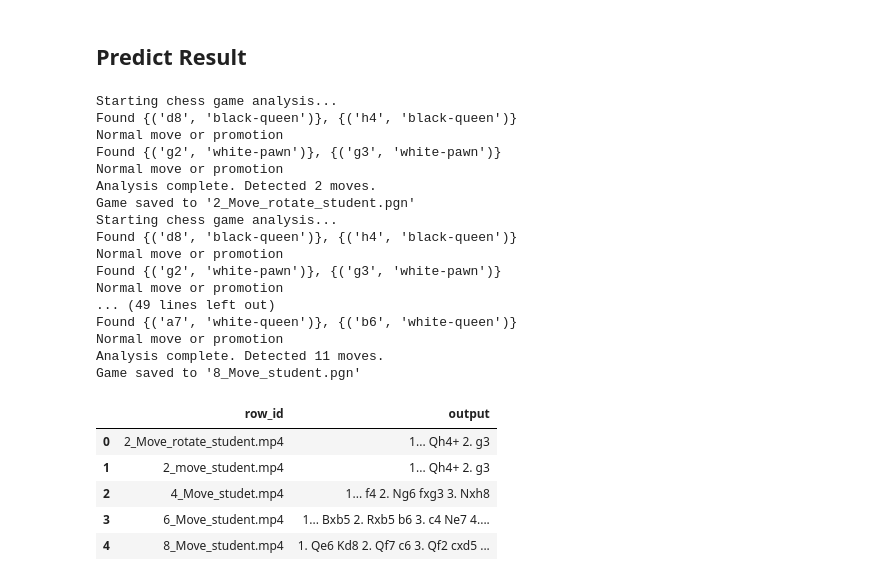
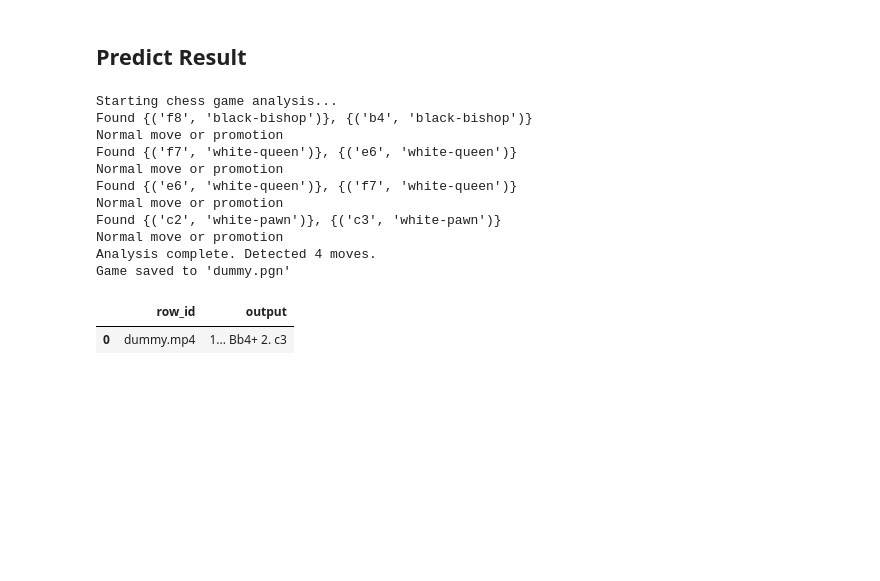
Before and after one commit to ThanatWongsamut/intro-dig-img-2024, a Jupyter notebook: v8-7.ipynb, the cells around one changed output. Saved outputs shown, nothing was run; the diff lists cells and outputs as text; code cells hidden in the pictures; blank space fills up the shorter version.

```diff
--- a/v8-7.ipynb
+++ b/v8-7.ipynb
@@ -42,6 +42,8 @@ class ChessMove:
     is_capture: bool
     is_check: bool
     is_checkmate: bool
+    is_oo: bool
+    is_ooo: bool
 # %% [markdown]
 ## Chess Vision System
 
@@ -1040,44 +1085,34 @@ def export_move_to_csv(moves: Dict[str, str], filename: str):
 
   return df  # Return DataFrame for potential further use
 # %%
-MODEL_PATH = './yolo_model/weights/best.pt'
+MODEL_PATH = './yolo_model/weights/best_yotta.pt'
 
 VIDEO_NAMES = ["2_Move_rotate_student", "2_move_student", "4_Move_studet", "6_Move_student", "8_Move_student"]
-# VIDEO_NAMES = ["8_Move_student-Trim"]
+VIDEO_NAMES = ["(Bonus)Long_Video_label"]
 
 results = {}
 
 for video_name in VIDEO_NAMES:
   VIDEO_PATH = f'./data/test_videos/{video_name}.mp4'
   OUTPUT_PATH = f'{video_name}.pgn'
 
   needs_rotation = 'rotate' in video_name.lower()
 
   moves_result = analyze_game(MODEL_PATH, VIDEO_PATH, OUTPUT_PATH, rotate=needs_rotation)
   results[f"{video_name}.mp4"] = moves_result
 
 export_move_to_csv(results, "submission")
 # %% [output]
 Starting chess game analysis...
-Found {('d8', 'black-queen')}, {('h4', 'black-queen')}
+Found {('f8', 'black-bishop')}, {('b4', 'black-bishop')}
 Normal move or promotion
-Found {('g2', 'white-pawn')}, {('g3', 'white-pawn')}
+Found {('f7', 'white-queen')}, {('e6', 'white-queen')}
 Normal move or promotion
-Analysis complete. Detected 2 moves.
-Game saved to '2_Move_rotate_student.pgn'
-Starting chess game analysis...
-Found {('d8', 'black-queen')}, {('h4', 'black-queen')}
+Found {('e6', 'white-queen')}, {('f7', 'white-queen')}
 Normal move or promotion
-Found {('g2', 'white-pawn')}, {('g3', 'white-pawn')}
+Found {('c2', 'white-pawn')}, {('c3', 'white-pawn')}
 Normal move or promotion
-... (49 lines left out)
-Found {('a7', 'white-queen')}, {('b6', 'white-queen')}
-Normal move or promotion
-Analysis complete. Detected 11 moves.
-Game saved to '8_Move_student.pgn'
+Analysis complete. Detected 4 moves.
+Game saved to 'dummy.pgn'
 |  | row_id | output |
-| 0 | 2_Move_rotate_student.mp4 | 1... Qh4+ 2. g3 |
-| 1 | 2_move_student.mp4 | 1... Qh4+ 2. g3 |
-| 2 | 4_Move_studet.mp4 | 1... f4 2. Ng6 fxg3 3. Nxh8 |
-| 3 | 6_Move_student.mp4 | 1... Bxb5 2. Rxb5 b6 3. c4 Ne7 4.... |
-| 4 | 8_Move_student.mp4 | 1. Qe6 Kd8 2. Qf7 c6 3. Qf2 cxd5 ... |
+| 0 | dummy.mp4 | 1... Bb4+ 2. c3 |
```
Also changed, not shown: parts of 3 cells of this notebook, 3 other files.
